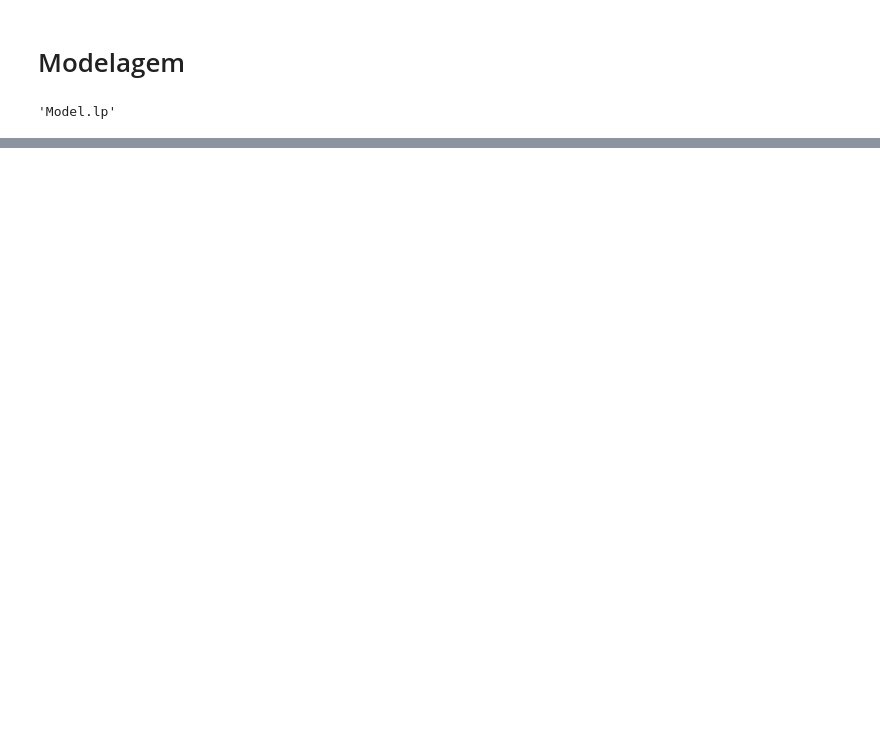
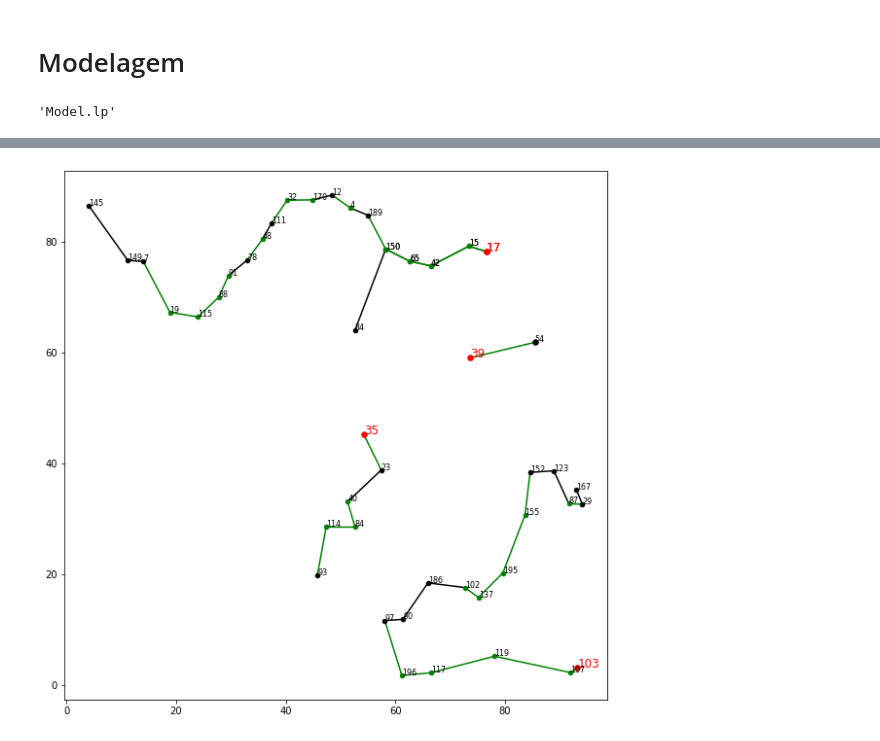
Before and after one commit to ViniciusBragaDiniz/ERP, a Jupyter notebook: Modelo.ipynb, the cells around one changed output, grey strips where cells are left out. Cells and saved outputs as stored; diff of their text form; code cells hidden in the pictures; blank space fills up the shorter version.

```diff
--- a/Modelo.ipynb
+++ b/Modelo.ipynb
@@ -225,0 +401,13 @@ for k in veiculos.index:
+# %%
+_DecisionListSinais = sinais.binary_var_dict(keys=arc_count.keys(),name="Arc")
+# %%
+minimize = LinearExpr(sinais)
+# %%
+for i in arc_count.keys():
+    d = _DistanceMatrix.loc[i[0]][i[1]]
+    e = sinal
+    Si = _DecisionListSinais[i]
+
+    minimize += arc_count[i]*(d+(e-((1-arc_states[i])*Si+(1-Si)*arc_states[i])*e))
+    Aj=(arc_closed_moment[i])/arc_priority[i]
+    minimize+=Aj*_DecisionListSinais[i]
@@ -225,0 +416,2 @@ for k in veiculos.index:
+# %%
+_Solution2 = sinais.solve()
@@ -225,0 +438,75 @@ for k in veiculos.index:
+# %%
+plt.figure(figsize=(10,10))
+routes = {x:{} for x in veiculos.index}
+routes2= []
+for i in _Solution:
+        aux = i.split("_")[1:]
+        routes[int(aux[2])][int(aux[0])]=int(aux[1])
+
+for i in _Solution2.as_dict():
+        aux = i.split("_")[1:]
+        routes2.append((int(aux[0]),int(aux[1])))
+
+maior_tempo = 0
+tempos = {}
+atendimentos = {}
+arc_count = {}
+for k in veiculos.index:
+    if len(routes[k]) > 0:
+        tempos[k]=0
+        tempo_k = 0
+
+        inicial = veiculos.loc[k]["Inicial"]
+        actual_node = routes[k].pop(inicial)
+
+
+        xcoord=[pontos.loc[inicial]["x"],pontos.loc[actual_node]["x"]]
+        ycoord=[pontos.loc[inicial]["y"],pontos.loc[actual_node]["y"]]
+
+        if (inicial,actual_node) in routes2:
+            plt.scatter(xcoord[0],ycoord[0],s=30,color='red',zorder=1)
+            plt.text(xcoord[0],ycoord[0],str(inicial),fontsize=12,color="red")
+            plt.plot(xcoord,ycoord,'g',zorder=0)
+        else:
+            plt.scatter(xcoord[0],ycoord[0],s=30,color='black',zorder=1)
+            plt.text(xcoord[0],ycoord[0],str(inicial),fontsize=12,color="black")
+            plt.plot(xcoord,ycoord,'black',zorder=0)
+
+        tempo_k += _DistanceMatrix.loc[inicial][actual_node]
+
+        if len(routes[k]) == 0:
+            plt.scatter(xcoord[1],ycoord[1],s=30,color='black',zorder=1)
+            plt.text(xcoord[1],ycoord[1],str(actual_node),fontsize=8,color="black")
+        else:
+            while actual_node not in vitimas["Ponto"].values:
+                next_node = routes[k].pop(actual_node)
+
+                if (actual_node,next_node) not in list(arc_count.keys()):
+                    arc_count[(actual_node,next_node)]= 1
+                else:
+                    arc_count[(actual_node,next_node)]+= 1
+
+                string+="-> "+str(next_node)
+
+
+                xcoord=[pontos.loc[actual_node]["x"],pontos.loc[next_node]["x"]]
+                ycoord=[pontos.loc[actual_node]["y"],pontos.loc[next_node]["y"]]
+
+                if (actual_node, next_node) in routes2:
+                    plt.scatter(xcoord[0],ycoord[0],s=20,color='g',zorder=1)
+                    plt.text(xcoord[0],ycoord[0],str(actual_node),fontsize=8)
+                    plt.plot(xcoord,ycoord,'g',zorder=0)
+
+                else:
+                    plt.scatter(xcoord[0],ycoord[0],s=20,color='black',zorder=1)
+                    plt.text(xcoord[0],ycoord[0],str(actual_node),fontsize=8)
+                    plt.plot(xcoord,ycoord,'black',zorder=0)
+
+                actual_node=next_node
+
+            plt.scatter(xcoord[1],ycoord[1],s=20,color='black',zorder=1)
+            plt.text(xcoord[1],ycoord[1],str(next_node),fontsize=8)
+
+plt.show()
+# %% [output]
+[figure, added]
```
Also changed, not shown: parts of 18 cells of this notebook, 1 other file.
